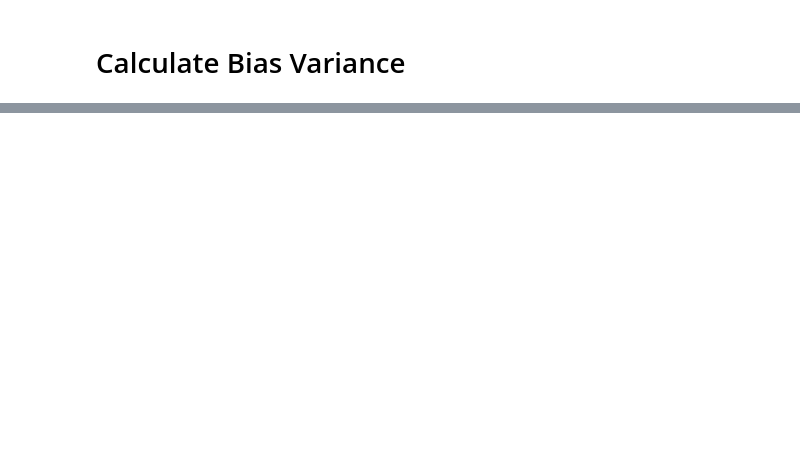
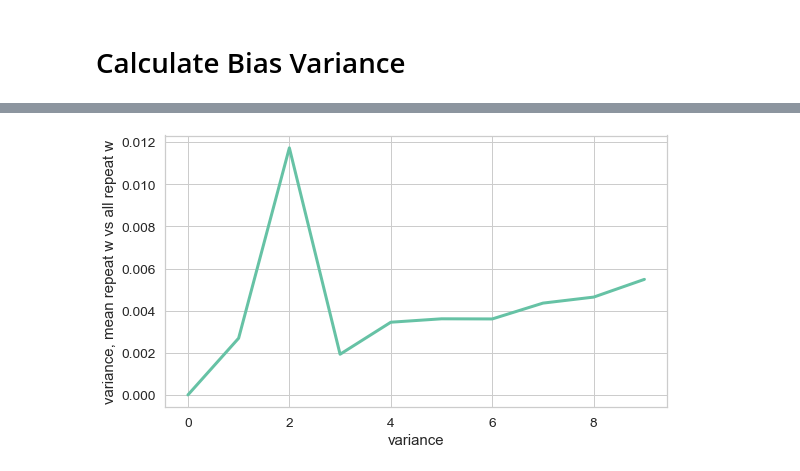
Before and after one commit to chuan-khuna/Datamining, a Jupyter notebook: CrossValidation/cross_validation.ipynb, the cells around one changed output, grey strips where cells are left out. Cells and saved outputs as stored; diff of their text form; code cells hidden in the pictures; blank space fills up the shorter version.

```diff
--- a/CrossValidation/cross_validation.ipynb
+++ b/CrossValidation/cross_validation.ipynb
@@ -300,0 +298,11 @@ plt.plot(degree_list, variance)
+# %%
+fig = plt.figure(figsize=(9, 5))
+sns.lineplot(degree_list, variance)
+if np.amax(variance) > 100:
+    axes = plt.gca()
+    axes.set_ylim([-5, 100])
+plt.xlabel('variance')
+plt.ylabel('variance, mean repeat w vs all repeat w')
+plt.savefig('./CrossValidation/variance.png', dpi=150)
+# %% [output]
+[figure, added]
```
Also changed, not shown: parts of 9 cells of this notebook, 9 other files.
